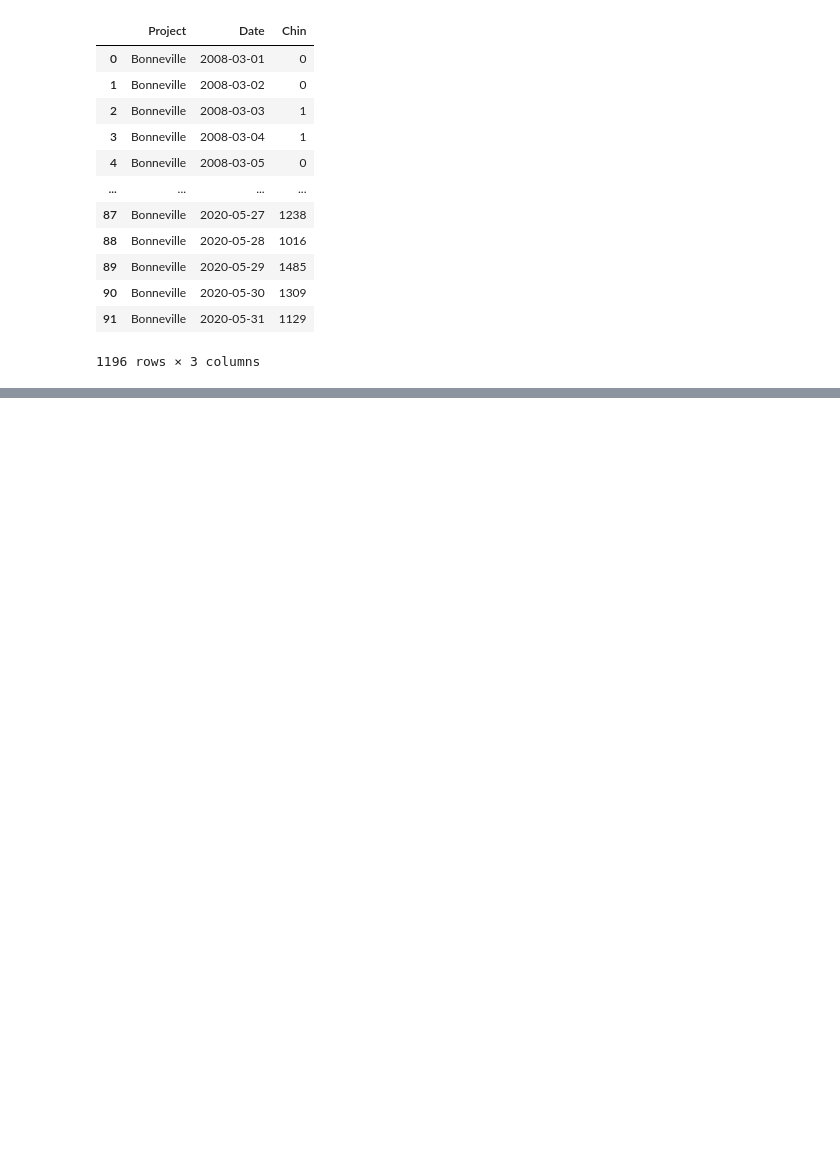
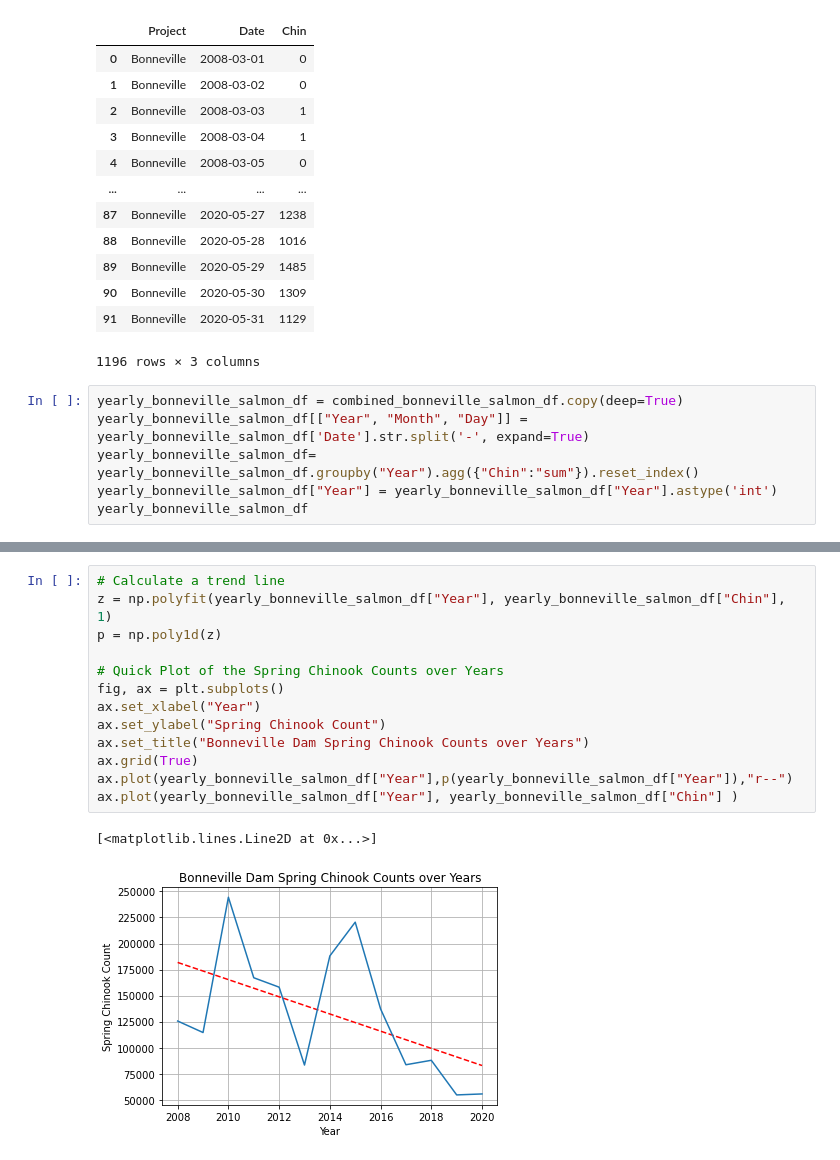
Before and after one commit to jayhjman/bootcamp-project1, a Jupyter notebook: Above-Bonneville-Visual-Daily.ipynb, the cells around one changed output, grey strips where cells are left out. Drawn from its saved outputs; the diff is of its cells as text; blank space fills up the shorter version.

```diff
--- a/Above-Bonneville-Visual-Daily.ipynb
+++ b/Above-Bonneville-Visual-Daily.ipynb
@@ -49,3 +49,9 @@ combined_bonneville_salmon_df
 | 90 | Bonneville | 2020-05-30 | 1309 |
 | 91 | Bonneville | 2020-05-31 | 1129 |
 1196 rows × 3 columns
+# %%
+yearly_bonneville_salmon_df = combined_bonneville_salmon_df.copy(deep=True)
+yearly_bonneville_salmon_df[["Year", "Month", "Day"]] = yearly_bonneville_salmon_df['Date'].str.split('-', expand=True)
+yearly_bonneville_salmon_df= yearly_bonneville_salmon_df.groupby("Year").agg({"Chin":"sum"}).reset_index()
+yearly_bonneville_salmon_df["Year"] = yearly_bonneville_salmon_df["Year"].astype('int')
+yearly_bonneville_salmon_df
@@ -51,0 +73,16 @@ combined_bonneville_salmon_df
+# %%
+# Calculate a trend line
+z = np.polyfit(yearly_bonneville_salmon_df["Year"], yearly_bonneville_salmon_df["Chin"], 1)
+p = np.poly1d(z)
+
+# Quick Plot of the Spring Chinook Counts over Years
+fig, ax = plt.subplots()
+ax.set_xlabel("Year")
+ax.set_ylabel("Spring Chinook Count")
+ax.set_title("Bonneville Dam Spring Chinook Counts over Years")
+ax.grid(True)
+ax.plot(yearly_bonneville_salmon_df["Year"],p(yearly_bonneville_salmon_df["Year"]),"r--")
+ax.plot(yearly_bonneville_salmon_df["Year"], yearly_bonneville_salmon_df["Chin"] )
+# %% [output]
+[<matplotlib.lines.Line2D at 0x...>]
+[figure, added]
```
Also changed, not shown: parts of 18 cells of this notebook, 1 other file.
